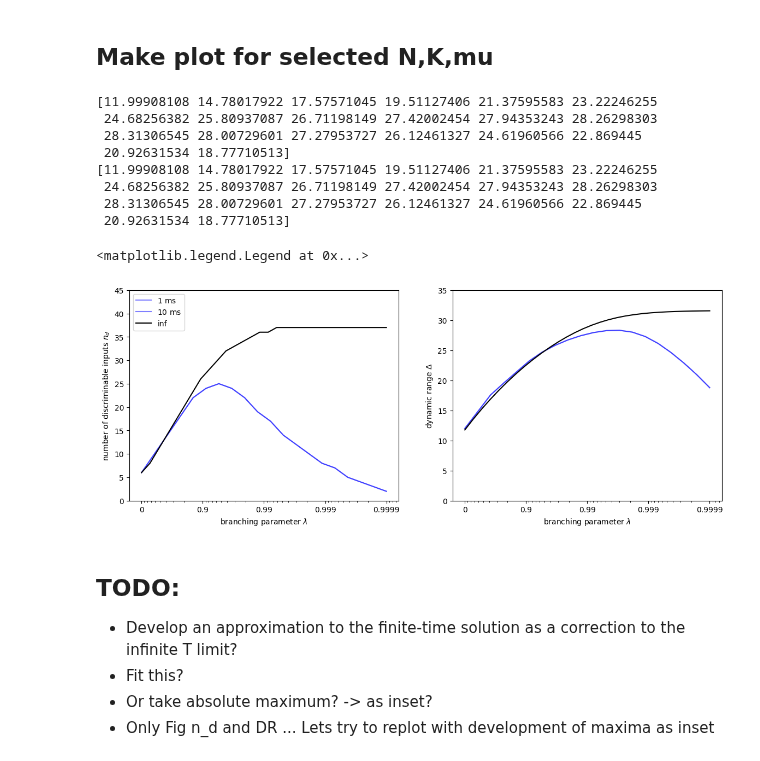
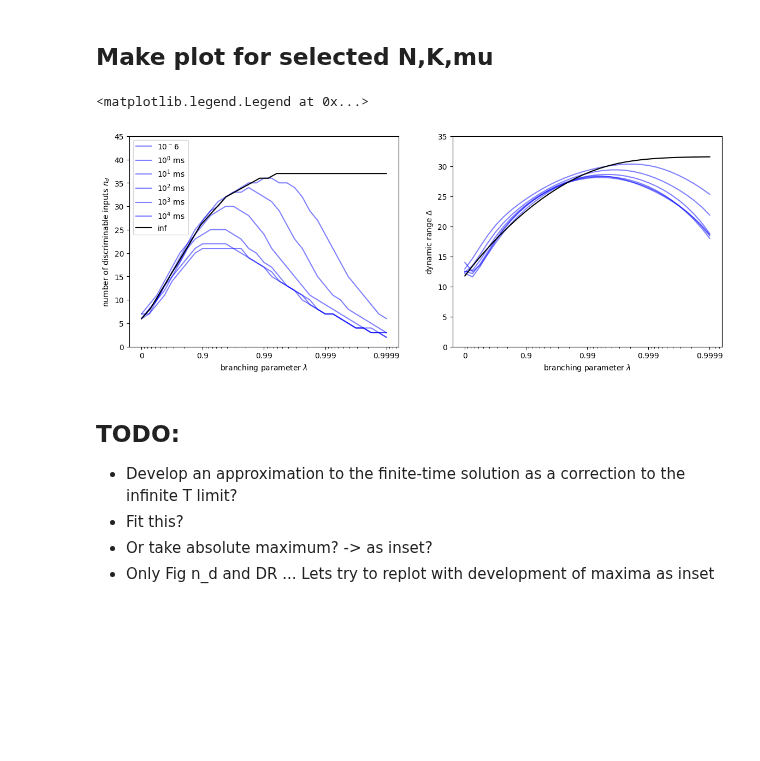
Before and after one commit to sahelazizpour/Finite-Observation-Dynamic-Range, a Jupyter notebook: 0_update/5_plot_analysis.ipynb, the cells around one changed output. Saved outputs shown, nothing was run; the diff lists cells and outputs as text; code cells hidden in the pictures; blank space fills up the shorter version.

```diff
--- a/0_update/5_plot_analysis.ipynb
+++ b/0_update/5_plot_analysis.ipynb
@@ -43,7 +40,7 @@ hs=np.logspace(-6,1,100)
 colors=['red','blue','orange','green', 'gold']
 for i,lam in enumerate([0,0.9,0.99,0.999, 0.9999]):
     plt.plot(hs*0.2, mean_field_activity(lam, params['mu'], hs), label='{}'.format(lam), color=colors[i], alpha=0.5)
-    plt.plot(hs, a_inf(lam, 1.0, hs), color=colors[i])
+    plt.plot(hs, mean_field_activity(lam, 1.0, hs), color=colors[i])
 plt.xscale("log")
 plt.xlabel("input")
 plt.ylabel("activity")
@@ -60,7 +57,7 @@ Xs = np.arange(-4*params['sigma']*params['N'],params['N']+4*params['sigma']*para
 
 def pmf(h):
     # see below for formal derivation, here just as a test
-    A = a_inf(lam, params['mu'], h)*params['N']
+    A = mean_field_activity(lam, params['mu'], h)*params['N']
     # in domain with delta = 1
     delta = 1
     return stats.norm.pdf(Xs, A, params['sigma']*params['N'])*delta
@@ -124,7 +121,7 @@ if flag_compute_inf:
     for i, lam in tqdm(enumerate(lams_inf), total=len(lams_inf)):
         # distribution of noisy output
         def pmf_o_given_h(h):
-            A = a_inf(lam, mu, h) * N
+            A = mean_field_activity(lam, mu, h) * N
             return stats.norm.pdf(Xs, A, sigma * N)
 
         pmf_ref_left = pmf_o_given_h(h_range[0])
@@ -158,48 +157,39 @@ results
 ## Make plot for selected N,K,mu
 # %%
 # plot the number of discriminable inputs for different values of epsilon and T in a main plot with an inset
-markers = ["o", "s", "^", "P", "d"]
-legends = ["$1$ ms", "$10$ ms", "$10^2$ ms", "$10^3$ ms", "$10^4$ ms"]
+markers = ["x", "o", "s", "^", "P", "d"]
+legends = ["$10^-6$", "$10^0$ ms", "$10^1$ ms", "$10^2$ ms", "$10^3$ ms", "$10^4$ ms"]
 
 fig, ax = plt.subplots(1, 2, figsize=(14, 5))
 for (i,window) in enumerate(results["window"].unique()):
     # reduce dataframe to current window
     sel = results[results["window"] == window]
     for (s, seed) in enumerate(sel.seed.unique()):
         # load file
         filename = results[(results["window"] == window) & (results["seed"] == seed)].filename.values[0]
         lams_data, nds_data, drs_data = np.loadtxt(f"{filename}", skiprows=1, unpack=True)
-        print(drs_data)
         ax[0].plot(1-lams_data, nds_data, label=legends[i], color="blue", alpha=0.5)
         ax[1].plot(1-lams_data, drs_data, label=legends[i], color="blue", alpha=0.5)
 ax[0].plot(1 - lams_inf, nds_inf, label="inf", color="black")
 ax[0].set_xlabel("branching parameter $\lambda$")
 ax[0].set_ylim(0, 45)
 ax[0].set_ylabel("number of discriminable inputs $n_d$")
 ax[0].set_xscale("log")
 ax[0].set_xticks([1e-4, 1e-3, 1e-2, 1e-1, 1e0])
 ax[0].set_xticklabels(["0.9999", "0.999", "0.99", "0.9", "0"])
 ax[0].invert_xaxis()
 ax[1].plot(1 - lams_inf, drs_inf, label="inf", color="black")
 ax[1].set_xlabel("branching parameter $\lambda$")
 ax[1].set_ylim(0, 35)
 ax[1].set_ylabel("dynamic range $\Delta$")
 ax[1].set_xscale("log")
 ax[1].set_xticks([1e-4, 1e-3, 1e-2, 1e-1, 1e0])
 ax[1].set_xticklabels(["0.9999", "0.999", "0.99", "0.9", "0"])
 ax[1].invert_xaxis()
 ax[0].legend(loc='upper left')
 # %% [output]
-[11.99908108 14.78017922 17.57571045 19.51127406 21.37595583 23.22246255
- 24.68256382 25.80937087 26.71198149 27.42002454 27.94353243 28.26298303
- 28.31306545 28.00729601 27.27953727 26.12461327 24.61960566 22.869445
- 20.92631534 18.77710513]
-[11.99908108 14.78017922 17.57571045 19.51127406 21.37595583 23.22246255
- 24.68256382 25.80937087 26.71198149 27.42002454 27.94353243 28.26298303
- 28.31306545 28.00729601 27.27953727 26.12461327 24.61960566 22.869445
- 20.92631534 18.77710513]
+<matplotlib.legend.Legend at 0x...>
-<matplotlib.legend.Legend at 0x...>
-[figure, old version]
+[figure, new version]
 # %% [markdown]
 ## TODO:
 - Develop an approximation to the finite-time solution as a correction to the infinite T limit?
```
Also changed, not shown: parts of 4 cells of this notebook, 6 other files.
